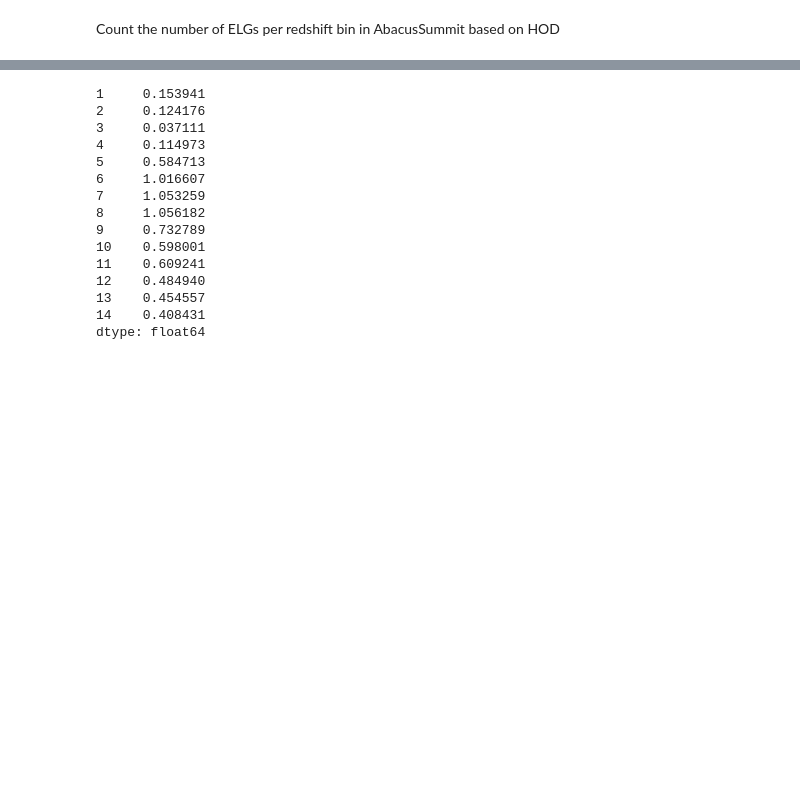
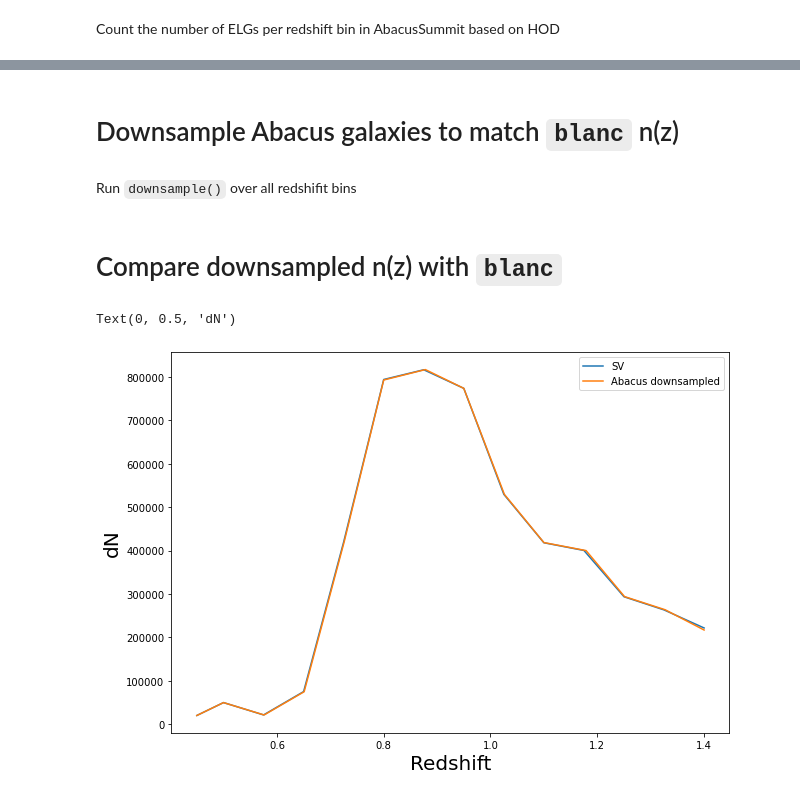
Before and after one commit to tanveerkarim/desi-lensing-cc, a Jupyter notebook: light_cones/test_gal_cat.ipynb, the cells around one changed output, grey strips where cells are left out. Cells and saved outputs as stored; diff of their text form; code cells hidden in the pictures; blank space fills up the shorter version.

```diff
--- a/light_cones/test_gal_cat.ipynb
+++ b/light_cones/test_gal_cat.ipynb
@@ -252,19 +258,8 @@ downsample_factor
 dtype: float64
-# %%
-1/downsample_factor
-# %% [output]
-1     0.153941
-2     0.124176
-3     0.037111
-4     0.114973
-5     0.584713
-6     1.016607
-7     1.053259
-8     1.056182
-9     0.732789
-10    0.598001
-11    0.609241
-12    0.484940
-13    0.454557
-14    0.408431
-dtype: float64
+# %% [markdown]
+# Downsample Abacus galaxies to match `blanc` n(z)
+# %%
+#run this cell to pass zmid_abacus to downsample()
+hod_files = !ls /mnt/gosling1/boryanah/light_cone_catalog/AbacusSummit_base_c000_ph006/HOD/
+zmid_abacus = [np.float(redz[1:]) for redz in hod_files]
+zmid_abacus = np.array(zmid_abacus)
@@ -270,0 +319,40 @@ dtype: float64
+# %% [markdown]
+Run `downsample()` over all redshifit bins
+# %%
+datadir = "/mnt/gosling1/tkarim/light_cone_catalog/AbacusSummit_base_c000_ph006/HOD/"
+
+for z_in in zmid_abacus:
+    #create directory to save files if does not exist
+    fdir = datadir + 'z%.3f/model_%d/'%(z_in, model_no)
+    if not os.path.exists(fdir):
+        os.makedirs(fdir)
+
+    #run downsample function
+    sats_arr_downsampled, cent_arr_downsampled = downsample(model_no, z_in, dn)
+
+    #save downsampled files
+    np.save(fdir + 'sats_elg_downsampled', sats_arr_downsampled)
+    np.save(fdir + 'cent_elg_downsampled', cent_arr_downsampled)
+# %% [markdown]
+# Compare downsampled n(z) with `blanc`
+# %%
+dn_abacus_downsampled = []
+
+for z_in in zmid_abacus:
+    sats_arr = np.load(datadir + 'z%.3f/model_%d/sats_elg_downsampled.npy'%(z_in, model_no))
+    cent_arr = np.load(datadir + 'z%.3f/model_%d/cent_elg_downsampled.npy'%(z_in, model_no))
+
+    galaxy_tot = sats_arr.shape[0] + cent_arr.shape[0]
+    dn_abacus_downsampled.append(galaxy_tot)
+
+dn_abacus_downsampled = np.array(dn_abacus_downsampled)
+# %%
+plt.figure(figsize = fsize)
+plt.plot(zmid, dn, label = 'SV')
+plt.plot(zmid_abacus, dn_abacus_downsampled, label = 'Abacus downsampled')
+plt.legend(loc = 'best')
+plt.xlabel("Redshift", fontsize = fs)
+plt.ylabel("dN", fontsize = fs)
+# %% [output]
+Text(0, 0.5, 'dN')
+[figure, added]
```
Also changed, not shown: parts of 21 cells of this notebook, 1 other file.
